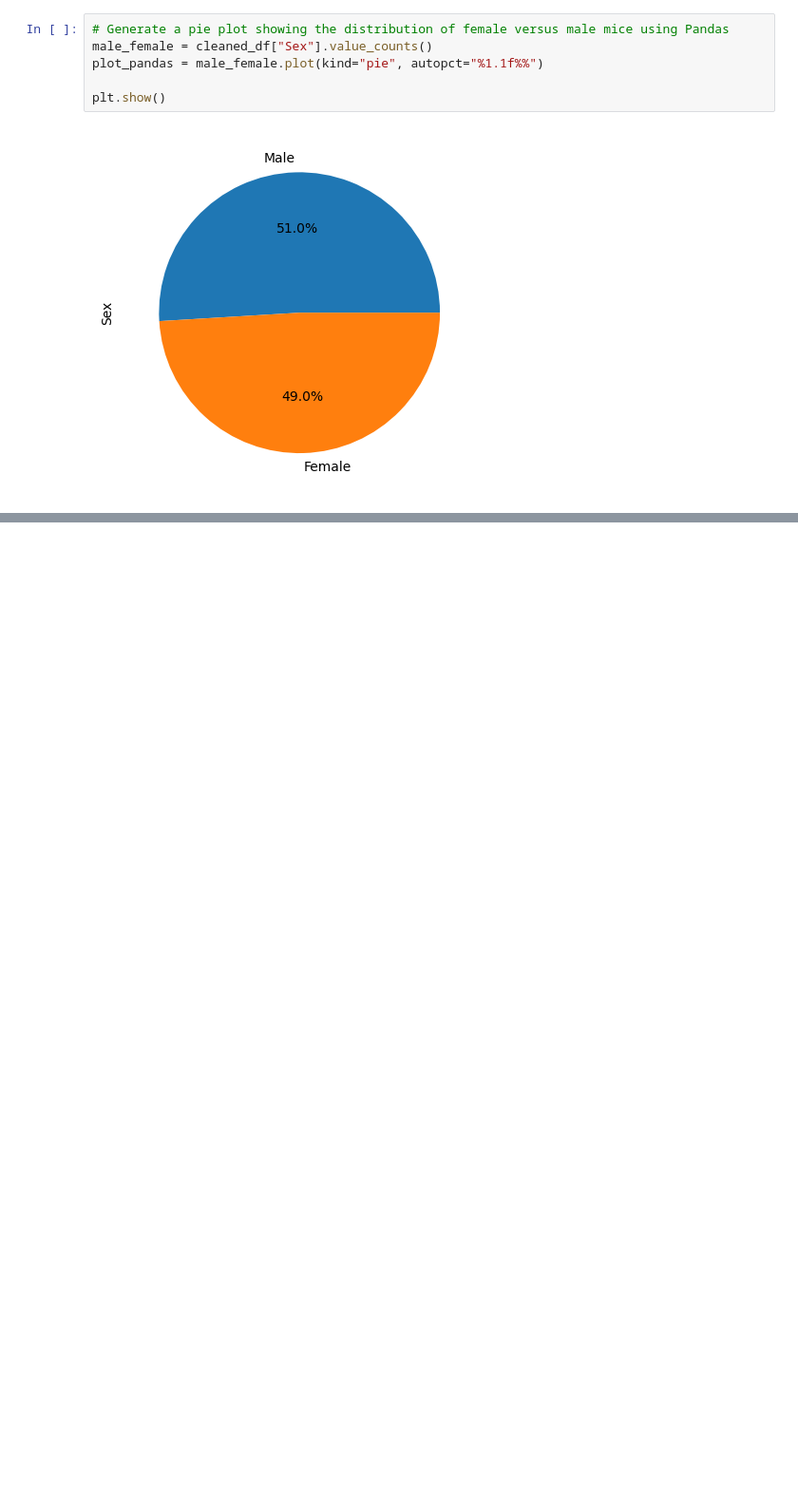
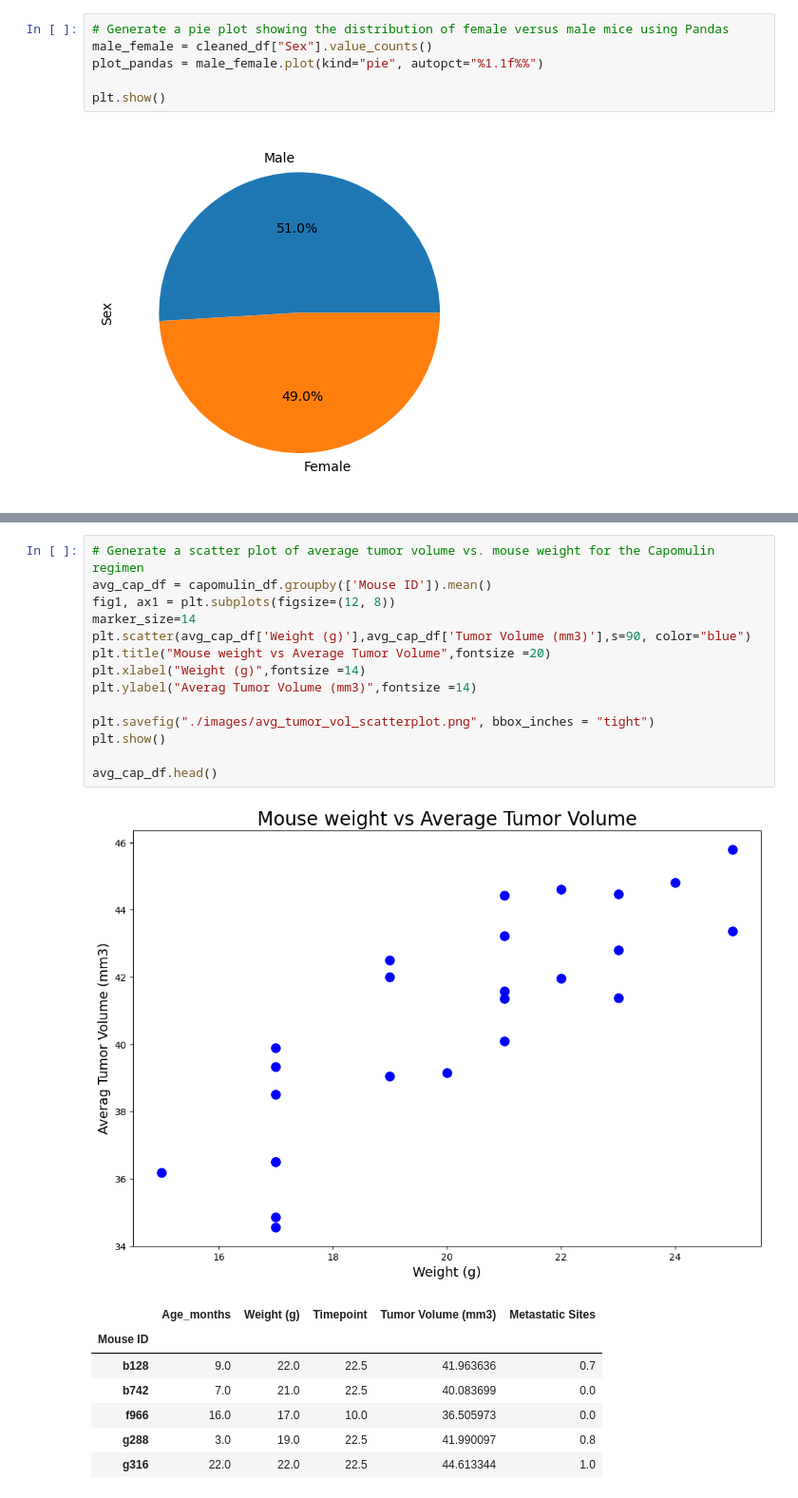
Before and after one commit to 19anguiano/matplotlib_Pymaceuticals, a Jupyter notebook: pymaceuticals_Analysis.ipynb, the cells around one changed output, grey strips where cells are left out. Shown at 95% size. Cells and saved outputs as stored; diff of their text form; blank space fills up the shorter version.

```diff
--- a/pymaceuticals_Analysis.ipynb
+++ b/pymaceuticals_Analysis.ipynb
@@ -176,0 +266,23 @@ plt.pie(male_female, autopct="%1.1f%%")
+# %%
+# Generate a scatter plot of average tumor volume vs. mouse weight for the Capomulin regimen
+avg_cap_df = capomulin_df.groupby(['Mouse ID']).mean()
+fig1, ax1 = plt.subplots(figsize=(12, 8))
+marker_size=14
+plt.scatter(avg_cap_df['Weight (g)'],avg_cap_df['Tumor Volume (mm3)'],s=90, color="blue")
+plt.title("Mouse weight vs Average Tumor Volume",fontsize =20)
+plt.xlabel("Weight (g)",fontsize =14)
+plt.ylabel("Averag Tumor Volume (mm3)",fontsize =14)
+
+plt.savefig("./images/avg_tumor_vol_scatterplot.png", bbox_inches = "tight")
+plt.show()
+
+avg_cap_df.head()
+# %% [output]
+[figure, added]
+|  | Age_months | Weight (g) | Timepoint | Tumor Volume (mm3) | Metastatic Sites |
+| Mouse ID |  |  |  |  |  |
+| b128 | 9.0 | 22.0 | 22.5 | 41.963636 | 0.7 |
+| b742 | 7.0 | 21.0 | 22.5 | 40.083699 | 0.0 |
+| f966 | 16.0 | 17.0 | 10.0 | 36.505973 | 0.0 |
+| g288 | 3.0 | 19.0 | 22.5 | 41.990097 | 0.8 |
+| g316 | 22.0 | 22.0 | 22.5 | 44.613344 | 1.0 |
```
Also changed, not shown: parts of 11 cells of this notebook, 4 other files.
